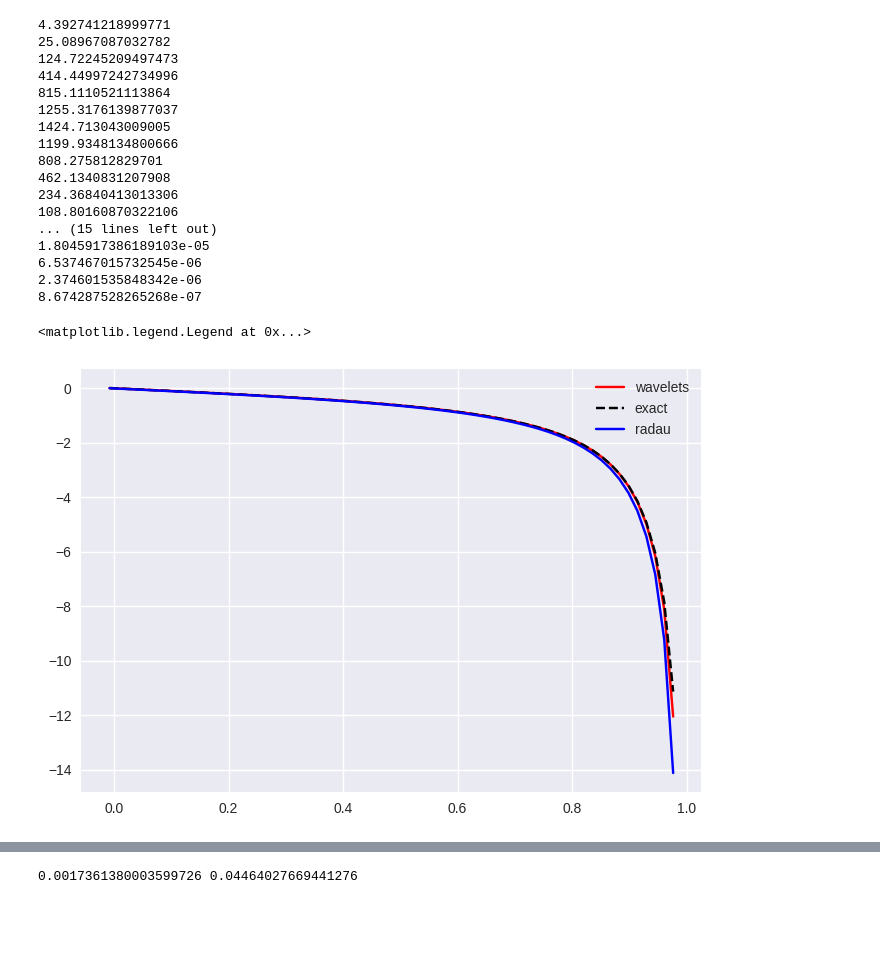
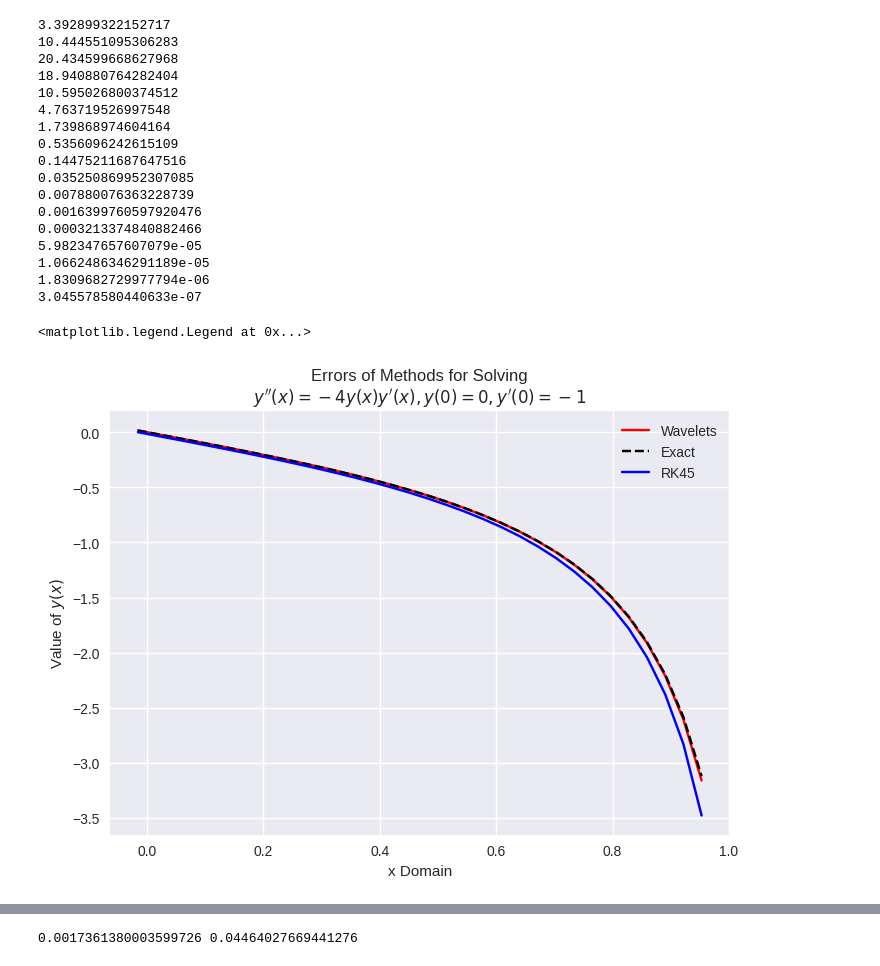
Before and after one commit to alizma/APMA1940Y-FinalProject, a Jupyter notebook: func_explo.ipynb, the cells around one changed output, grey strips where cells are left out. Cells and saved outputs as stored; diff of their text form; code cells hidden in the pictures; blank space fills up the shorter version.

```diff
--- a/func_explo.ipynb
+++ b/func_explo.ipynb
@@ -95,8 +95,10 @@ def exactnl(n, x):
 # %%
 from scipy import integrate
 
-def integratornl1param(n, x):
+def integratornl1param(n, x, method):
     def _integrator(t, Y):
         return [Y[1], -n * Y[0] * Y[1]]
 
-    return integrate.solve_ivp(_integrator, t_span=[min(x), max(x)], y0=[0, -1], t_eval=x).y[0, :] # , method='Radau'
+    res = integrate.solve_ivp(_integrator, t_span=[min(x), max(x)], y0=[0, -1], t_eval=x, method=method) # , method='Radau'
+    return res.t, res.y[0, :]
+    #return integrate.solve_ivp(_integrator, t_span=[min(x), max(x)], y0=[0, -1], t_eval=x, method=method).y[0, :] # , method='Radau'
@@ -105,32 +117,35 @@ def L2_error(approx, exact):
     return np.sqrt(1 / len(approx) * np.sum((exact-approx)**2))
 # %%
 m = 1
-n = 4.8
-stest, stestx = wavelet_solve(5, n)
+n = 4
+stest, stestx = wavelet_solve(4, n)
 #exacteval  = exactairynl(m, -n, stestx)
 exacteval = exactnl(n, stestx)
 spysoln = integratornl1param(n, stestx)
-plt.plot(stestx, stest, 'r', label='wavelets')
-plt.plot(stestx, exacteval, 'k--', label="exact")
-plt.plot(stestx, spysoln, 'b-', label='radau')
+plt.plot(stestx, stest, 'r', label='Wavelets')
+plt.plot(stestx, exacteval, 'k--', label="Exact")
+plt.plot(stestx, spysoln, 'b-', label='RK45')
+plt.title(rf"Errors of Methods for Solving" +"\n" + rf"$y''(x) = - 4y(x) y'(x), y(0) = 0, y'(0) = -1$")
+plt.xlabel("x Domain")
+plt.ylabel(r"Value of $y(x)$")
 plt.legend()
 # %% [output]
-4.392741218999771
-25.08967087032782
-124.72245209497473
-414.44997242734996
-815.1110521113864
-1255.3176139877037
-1424.713043009005
-1199.9348134800666
-808.275812829701
-462.1340831207908
-234.36840413013306
-108.80160870322106
-... (15 lines left out)
-1.8045917386189103e-05
-6.537467015732545e-06
-2.374601535848342e-06
-8.674287528265268e-07
+3.392899322152717
+10.444551095306283
+20.434599668627968
+18.940880764282404
+10.595026800374512
+4.763719526997548
+1.739868974604164
+0.5356096242615109
+0.14475211687647516
+0.035250869952307085
+0.007880076363228739
+0.0016399760597920476
+0.0003213374840882466
+5.982347657607079e-05
+1.0662486346291189e-05
+1.8309682729977794e-06
+3.045578580440633e-07
 <matplotlib.legend.Legend at 0x...>
-[figure, old version]
+[figure, new version]
```
Also changed, not shown: parts of 10 cells of this notebook, 11 other files.
